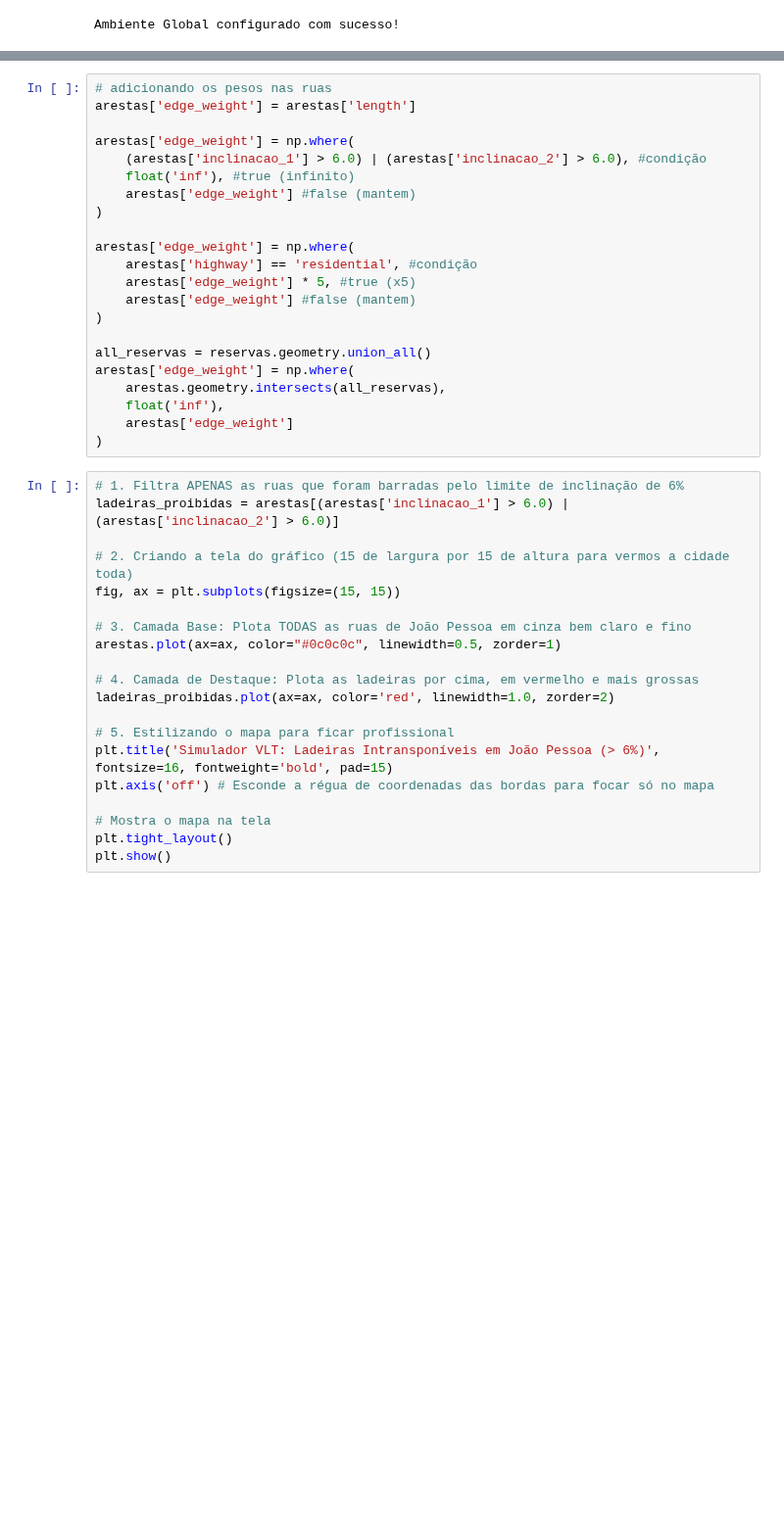
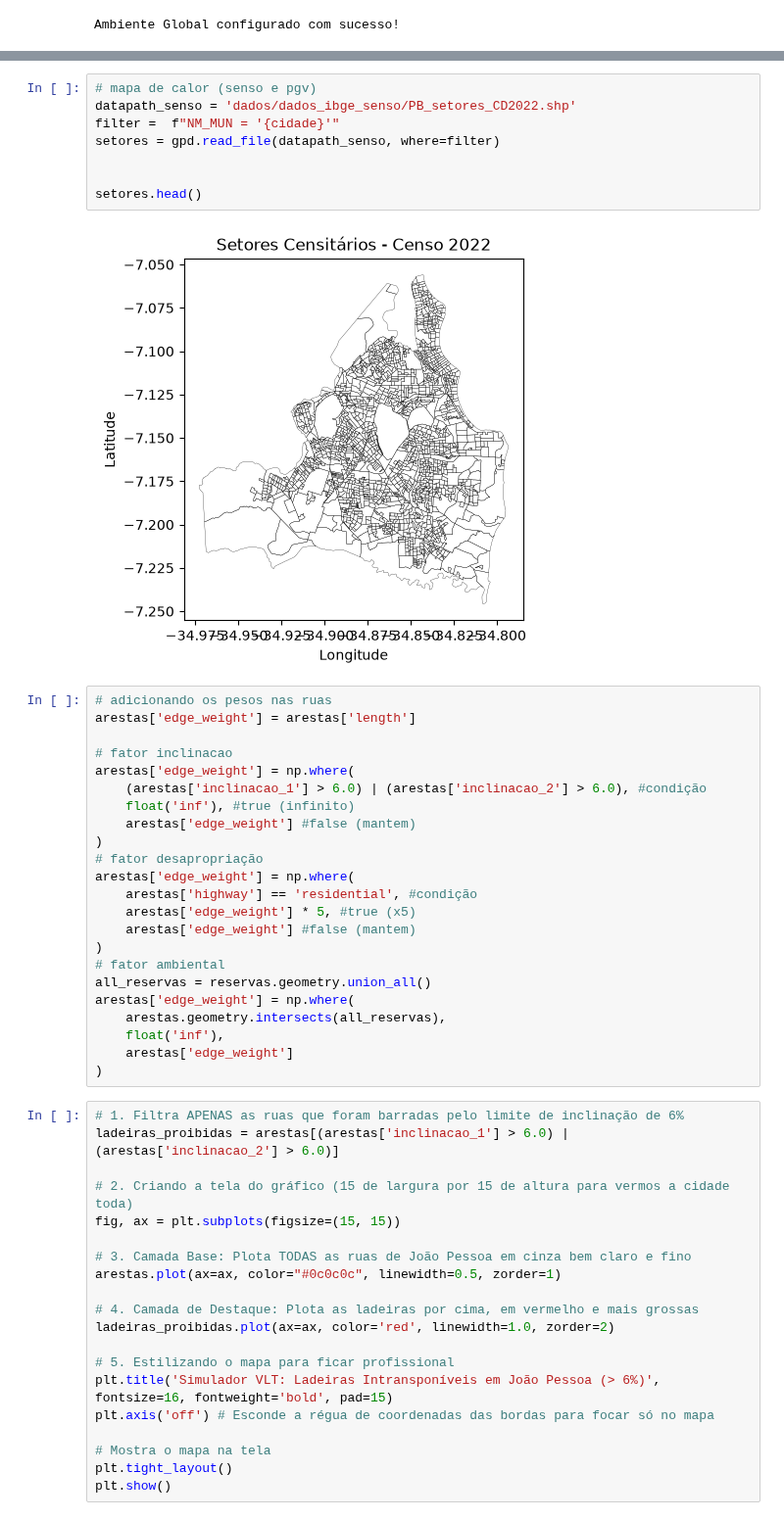
Before and after one commit to AugustoFerrer/vlt-route-optimizer, a Jupyter notebook: 01_v2_otimizador_multicriterio.ipynb, the cells around one changed output, grey strips where cells are left out. Shown at 98% size. Drawn from its saved outputs; the diff is of its cells as text; blank space fills up the shorter version.

```diff
--- a/01_v2_otimizador_multicriterio.ipynb
+++ b/01_v2_otimizador_multicriterio.ipynb
@@ -120,19 +115,30 @@ arestas.head()
+# %%
+# mapa de calor (senso e pgv)
+datapath_senso = 'dados/dados_ibge_senso/PB_setores_CD2022.shp'
+filter =  f"NM_MUN = '{cidade}'"
+setores = gpd.read_file(datapath_senso, where=filter)
+
+
+setores.head()
+# %% [output]
+[figure, added]
 # %%
 # adicionando os pesos nas ruas
 arestas['edge_weight'] = arestas['length']
 
+# fator inclinacao
 arestas['edge_weight'] = np.where(
     (arestas['inclinacao_1'] > 6.0) | (arestas['inclinacao_2'] > 6.0), #condição
     float('inf'), #true (infinito)
     arestas['edge_weight'] #false (mantem)
 )
-
+# fator desapropriação
 arestas['edge_weight'] = np.where(
     arestas['highway'] == 'residential', #condição
     arestas['edge_weight'] * 5, #true (x5)
     arestas['edge_weight'] #false (mantem)
 )
-
+# fator ambiental
 all_reservas = reservas.geometry.union_all()
 arestas['edge_weight'] = np.where(
     arestas.geometry.intersects(all_reservas),
```
Also changed, not shown: parts of 3 cells of this notebook, 1 other file.
